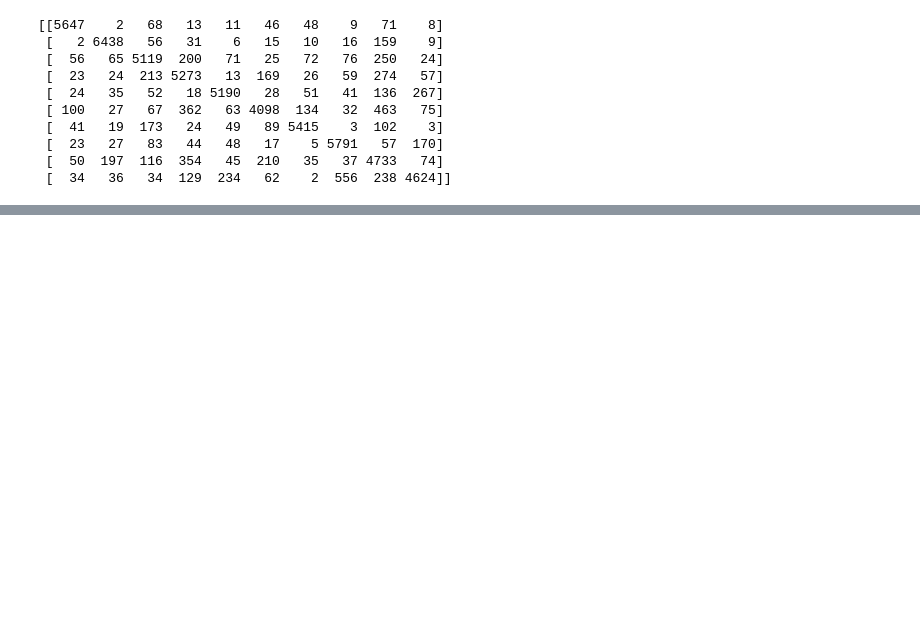
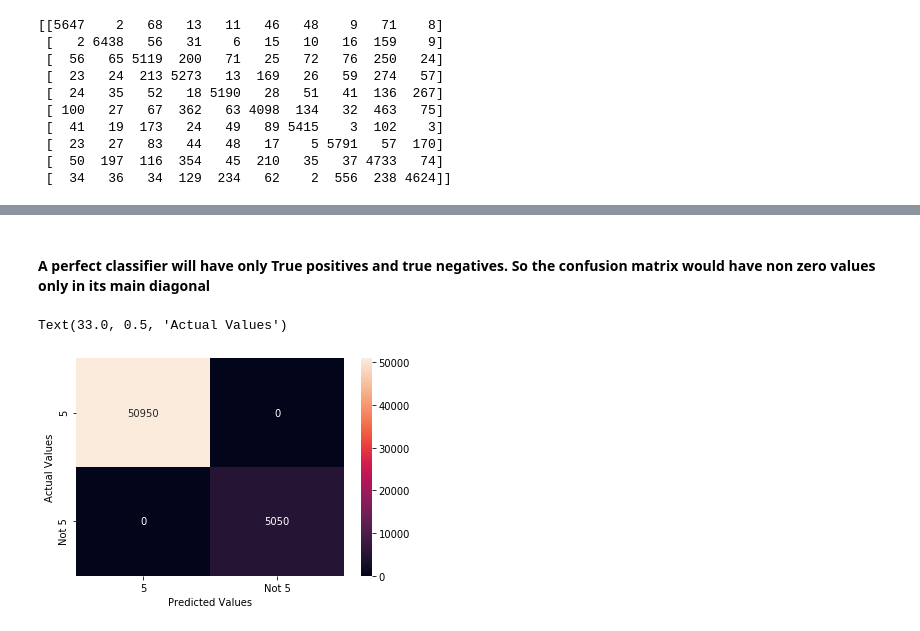
Before and after one commit to plaban1981/Hands-on-Machine-Learning, a Jupyter notebook: Classification_Technique.ipynb, the cells around one changed output, grey strips where cells are left out. Drawn from its saved outputs; the diff is of its cells as text; code cells hidden in the pictures; blank space fills up the shorter version.

```diff
--- a/Classification_Technique.ipynb
+++ b/Classification_Technique.ipynb
@@ -185,0 +241,11 @@ array([[60000]])
+# %% [markdown]
+#### A perfect classifier will have only True positives and true negatives. So the confusion matrix would have non zero values only in its main  diagonal
+# %%
+y_train_perfect_predictions = y_train_5
+cf  = confusion_matrix(y_train_5,y_train_perfect_predictions)
+sns.heatmap(cf,annot=True,fmt='g',xticklabels=['5','Not 5'],yticklabels=['5','Not 5'])
+plt.xlabel('Predicted Values')
+plt.ylabel('Actual Values')
+# %% [output]
+Text(33.0, 0.5, 'Actual Values')
+[figure, added]
```
Also changed, not shown: parts of 55 cells of this notebook.
